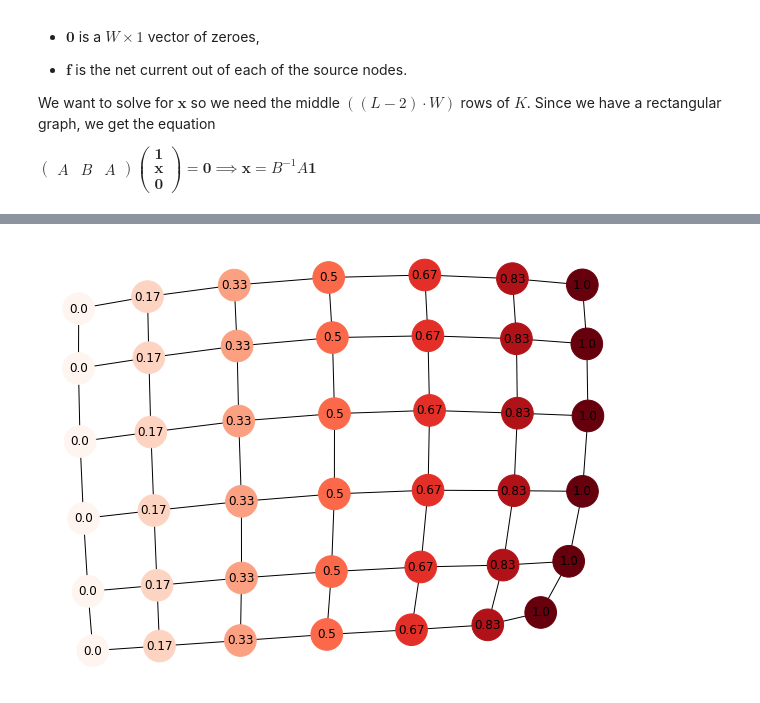
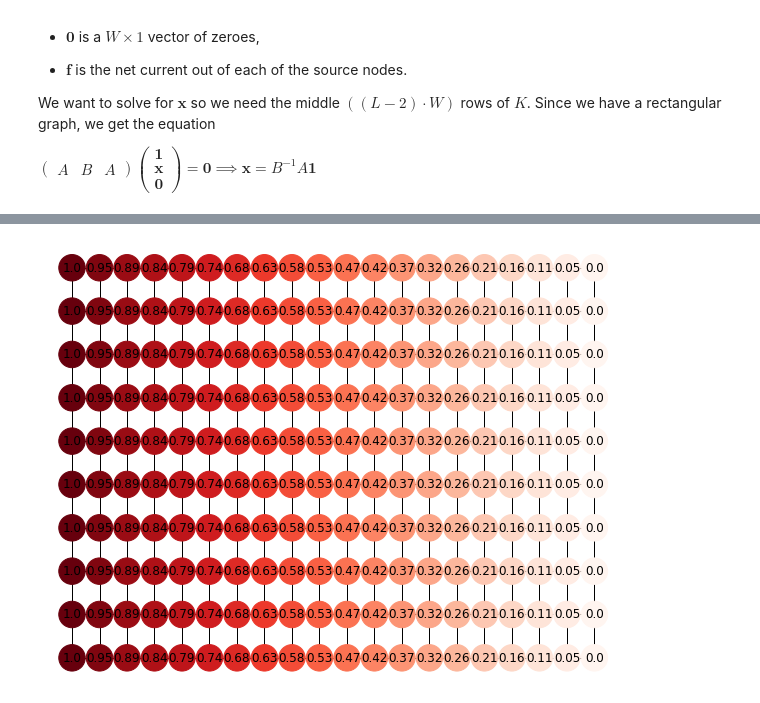
Before and after one commit to Inferno2332/conductance, a Jupyter notebook: Graph Simulation - Rectangle.ipynb, the cells around one changed output, grey strips where cells are left out. Cells and saved outputs as stored; diff of their text form; code cells hidden in the pictures.

Commit message:
made graph display nicer

```diff
--- a/Graph Simulation - Rectangle.ipynb
+++ b/Graph Simulation - Rectangle.ipynb
@@ -1,10 +1,11 @@
 # %%
-#import matplotlib.pyplot as plt
+import matplotlib.pyplot as plt
 import networkx as nx
 import numpy as np
 
-L, W = 7,6 # lattice size.
+L, W = 20, 10 # lattice size.
 G = nx.grid_2d_graph(L, W)
+pos = dict( (n, n) for n in G.nodes() )
 # %%
 # Get Laplacian
 K = nx.linalg.laplacianmatrix.laplacian_matrix(G).toarray()
@@ -59,14 +68,15 @@ array([1.        , 1.        , 1.        , 1.        , 1.        ,
 # %%
 # Make the node labels the potentials.
 labels = {}
 i = 0
 for node in G:
     labels[node] = round(potentials[i], 2)
     i += 1
 nx.relabel_nodes(G, labels)
 
 # Draw
 plt.figure(figsize=(8, 6))
-fig = nx.draw(G,node_size=1000, labels=labels, cmap='Reds', node_color=potentials)
+fig = nx.draw(G,node_size=700, pos=pos, labels=labels, cmap='Reds', node_color=potentials)
+plt.show()
 # %% [output]
-[figure, old version]
+[figure, new version]
```
Also changed, not shown: parts of 1 cell of this notebook.
